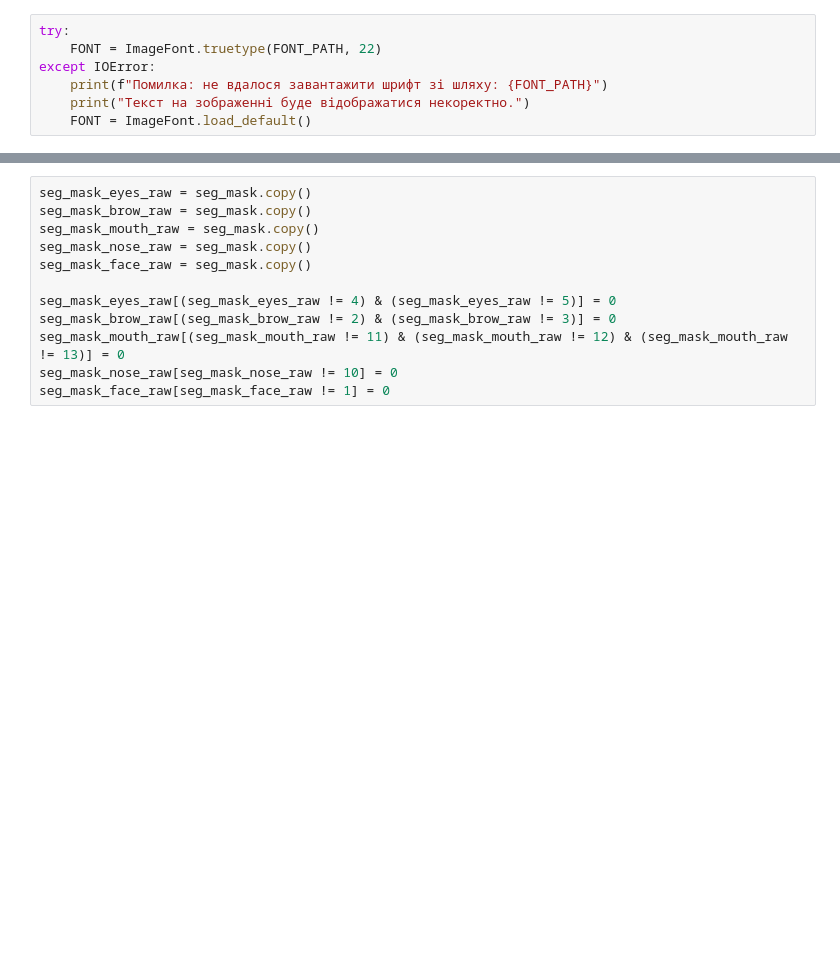
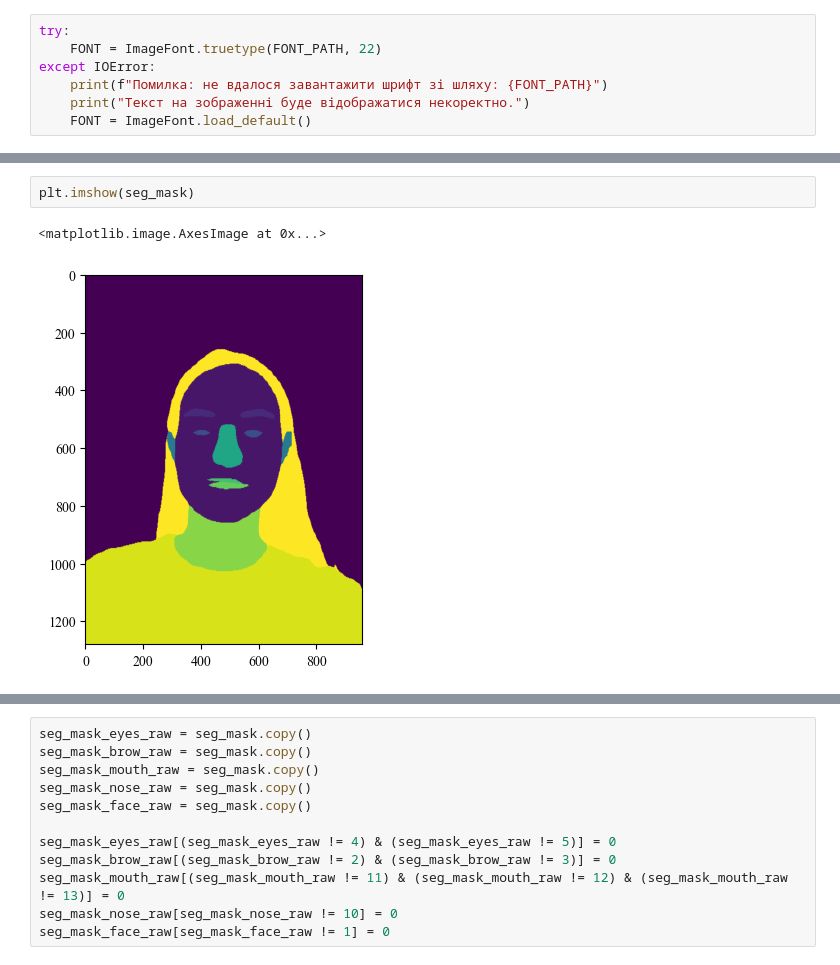
Before and after one commit to OlenaMikhailova/Thesis, a Jupyter notebook: live_detection_with_image_segmentation/mask_analyzer_moments.ipynb, the cells around one changed output, grey strips where cells are left out. Drawn from its saved outputs; the diff is of its cells as text; blank space fills up the shorter version.

```diff
--- a/live_detection_with_image_segmentation/mask_analyzer_moments.ipynb
+++ b/live_detection_with_image_segmentation/mask_analyzer_moments.ipynb
@@ -27,3 +27,8 @@ plt.imshow(orig_img)
+# %%
+plt.imshow(seg_mask)
+# %% [output]
+<matplotlib.image.AxesImage at 0x...>
+[figure, added]
 # %%
 np.unique(seg_mask)
 # %% [output]
```
Also changed, not shown: parts of 5 cells of this notebook, 34 other files.
